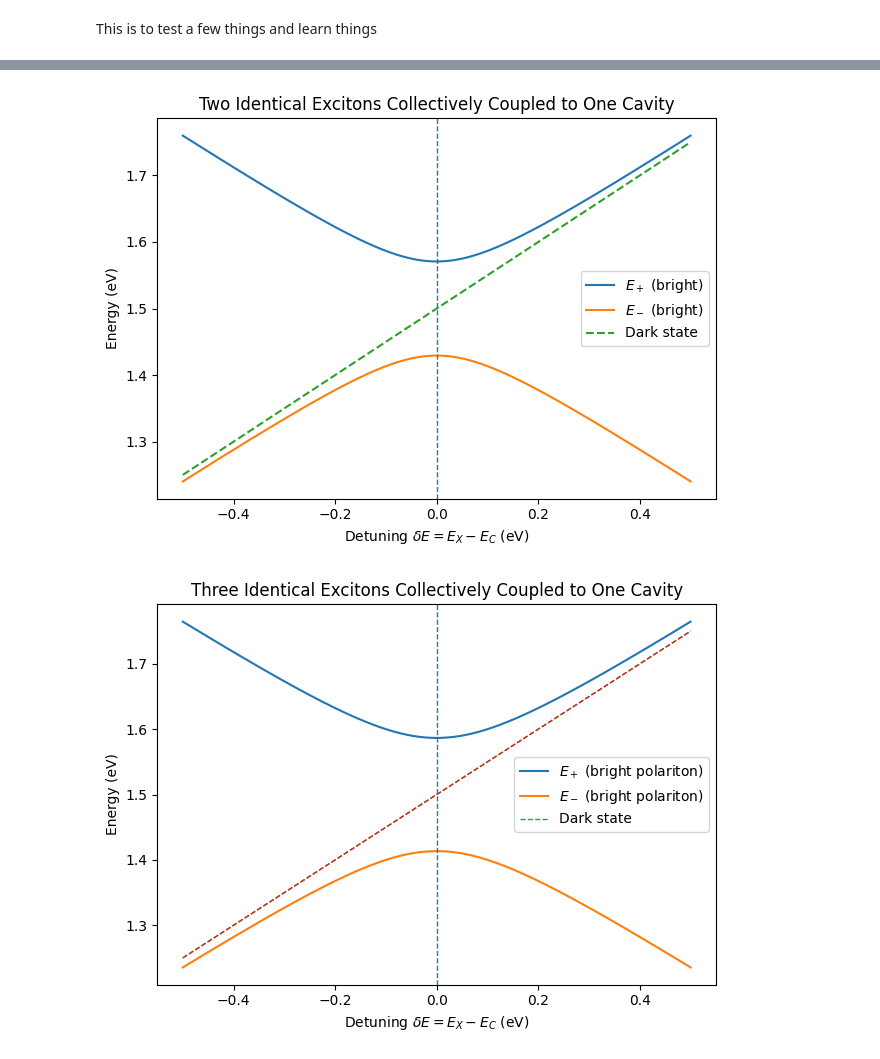
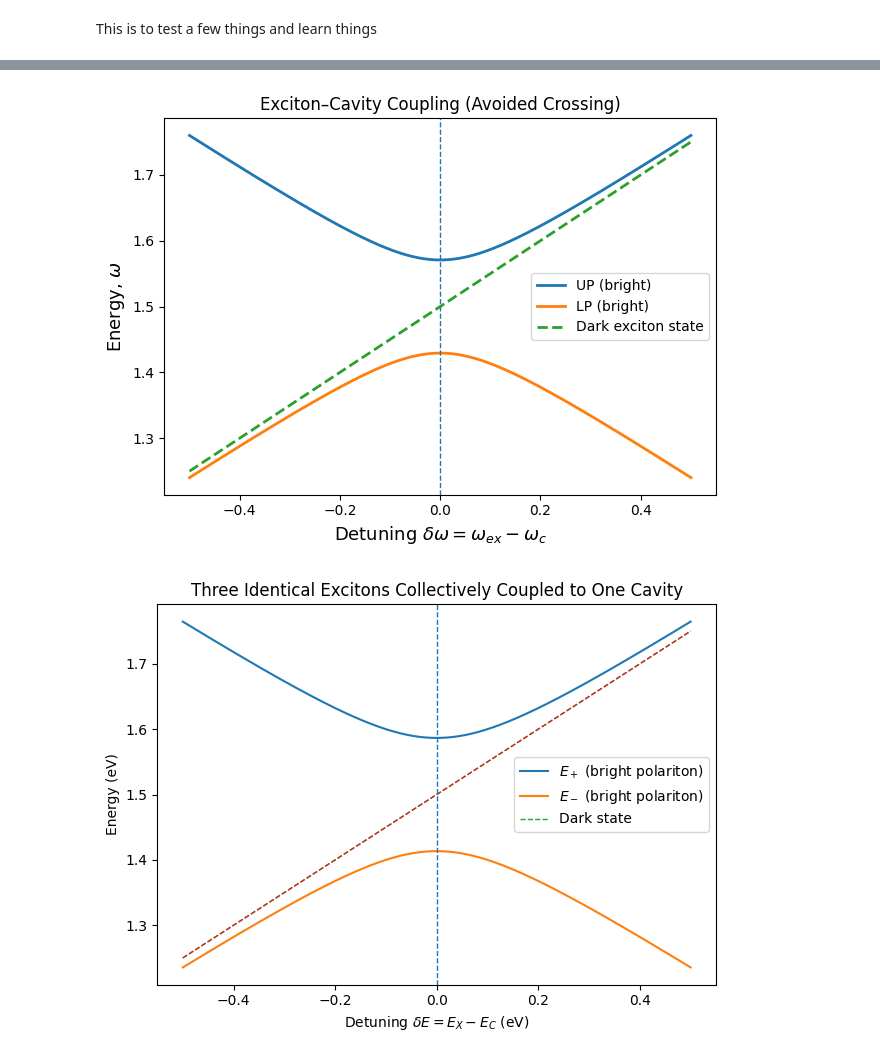
Before and after one commit to SameerD-phys/thermalized_bipolaritons, a Jupyter notebook: scripts/learning.ipynb, the cells around one changed output, grey strips where cells are left out. Saved outputs shown, nothing was run; the diff lists cells and outputs as text; code cells hidden in the pictures.

```diff
--- a/scripts/learning.ipynb
+++ b/scripts/learning.ipynb
@@ -69,40 +66,50 @@ plt.show()
 # %%
 import numpy as np
 import matplotlib.pyplot as plt
 
 # --- Parameters ---
-Ebar = 1.50     # average energy (eV)
-g = 0.05        # single exciton-cavity coupling (eV)
+Ebar = 1.50
+g = 0.05
 
-# Detuning range δE = EX - EC
+# Detuning
 dE = np.linspace(-0.5, 0.5, 600)
 
-# Effective collective coupling
+# Bare modes
+E_ex = Ebar + dE/2   # exciton energy (EX)
+E_c  = Ebar - dE/2   # cavity energy (EC)
+
+# Collective coupling
 g_eff = np.sqrt(2) * g
 
-# Bright polariton branches
+# Bright polaritons (eigenstates)
 E_plus  = Ebar + np.sqrt((dE/2)**2 + g_eff**2)
 E_minus = Ebar - np.sqrt((dE/2)**2 + g_eff**2)
 
-# Dark state (flat line at EX)
-EX = Ebar + dE/2
-E_dark = EX
+# Dark state (uncoupled excitonic mode)
+E_dark = E_ex
 
 # --- Plot ---
 plt.figure()
-plt.plot(dE, E_plus, label=r"$E_+$ (bright)")
-plt.plot(dE, E_minus, label=r"$E_-$ (bright)")
-plt.plot(dE, E_dark, linestyle="--", label="Dark state")
+
+# Bright polaritons (correctly labeled as branches)
+plt.plot(dE, E_plus,  label=r"UP (bright)", linewidth=2)
+plt.plot(dE, E_minus, label=r"LP (bright)", linewidth=2)
+
+# Dark state
+plt.plot(dE, E_dark, linestyle="--", linewidth=2,
+         label=r"Dark exciton state")
+
 
 plt.axvline(0, linestyle="--", linewidth=1)
-plt.xlabel(r"Detuning $\delta E = E_X - E_C$ (eV)")
-plt.ylabel("Energy (eV)")
-plt.title("Two Identical Excitons Collectively Coupled to One Cavity")
+
+plt.xlabel(r"Detuning $\delta \omega = \omega_{ex} - \omega_c$", fontsize=13)
+plt.ylabel(r"Energy, $\omega$", fontsize=13)
+plt.title("Exciton–Cavity Coupling (Avoided Crossing)")
 plt.legend()
 plt.tight_layout()
 plt.show()
 # %% [output]
-[figure, old version]
+[figure, new version]
 # %%
 import numpy as np
 import matplotlib.pyplot as plt
```
Also changed, not shown: parts of 5 cells of this notebook, 8 other files.
